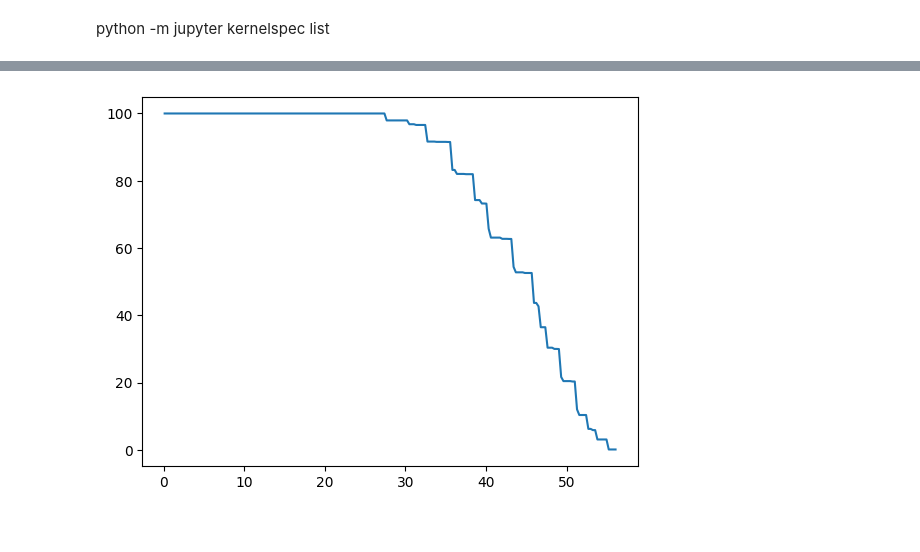
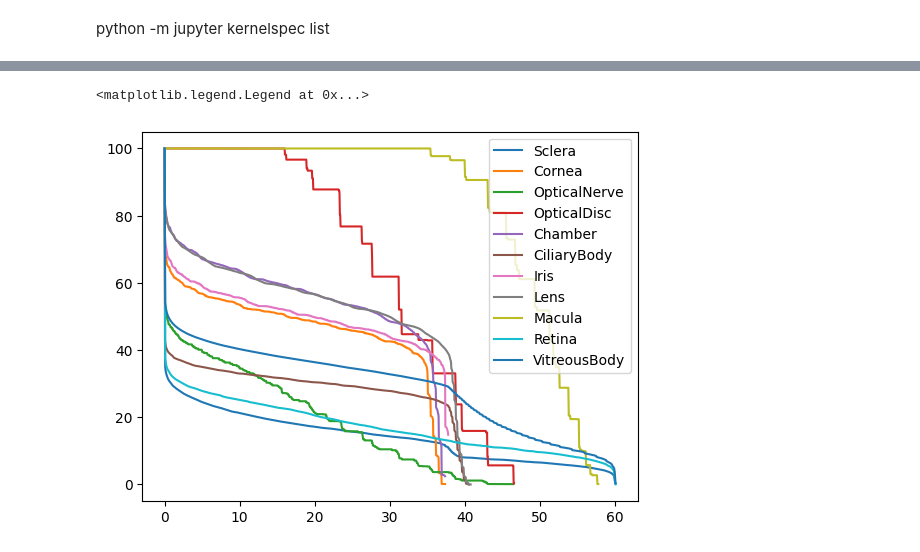
Before and after one commit to frtzkrz/GazeOptimizer, a Jupyter notebook: test.ipynb, the cells around one changed output, grey strips where cells are left out. Drawn from its saved outputs; the diff is of its cells as text; code cells hidden in the pictures.

Commit message:
work on plotting routines and cost functions

```diff
--- a/test.ipynb
+++ b/test.ipynb
@@ -16,0 +12,4 @@ roi_name = 'Macula'
+# %%
+
+patient_id = 'P23336'
+pat = Patient(patient_id=patient_id, h5py_file_path=f'results/{patient_id}/{patient_id}_9_angles.h5')
@@ -17,5 +33,10 @@ roi_name = 'Macula'
 # %%
 fig, ax = plt.subplots()
-pat.gaze_angle_dvhs['(25, 315)'].roi_dvhs[roi_name].plot(ax)
+for roi in pat.roi_names:
+
+    pat.gaze_angle_dvhs['(0, 0)'].roi_dvhs[roi].plot(ax, {'label': roi})
+
+plt.legend()
 # %% [output]
+<matplotlib.legend.Legend at 0x...>
-[figure, old version]
+[figure, new version]
```
Also changed, not shown: parts of 11 cells of this notebook, 27 other files.
